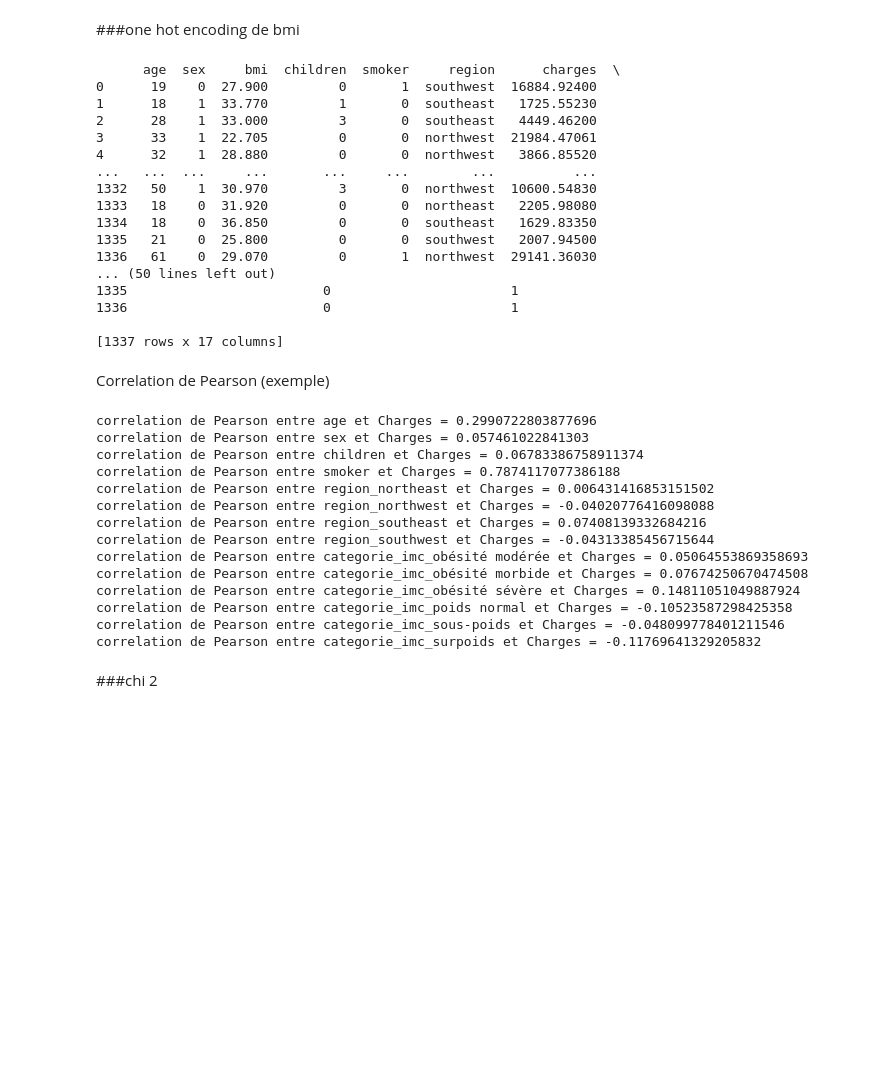
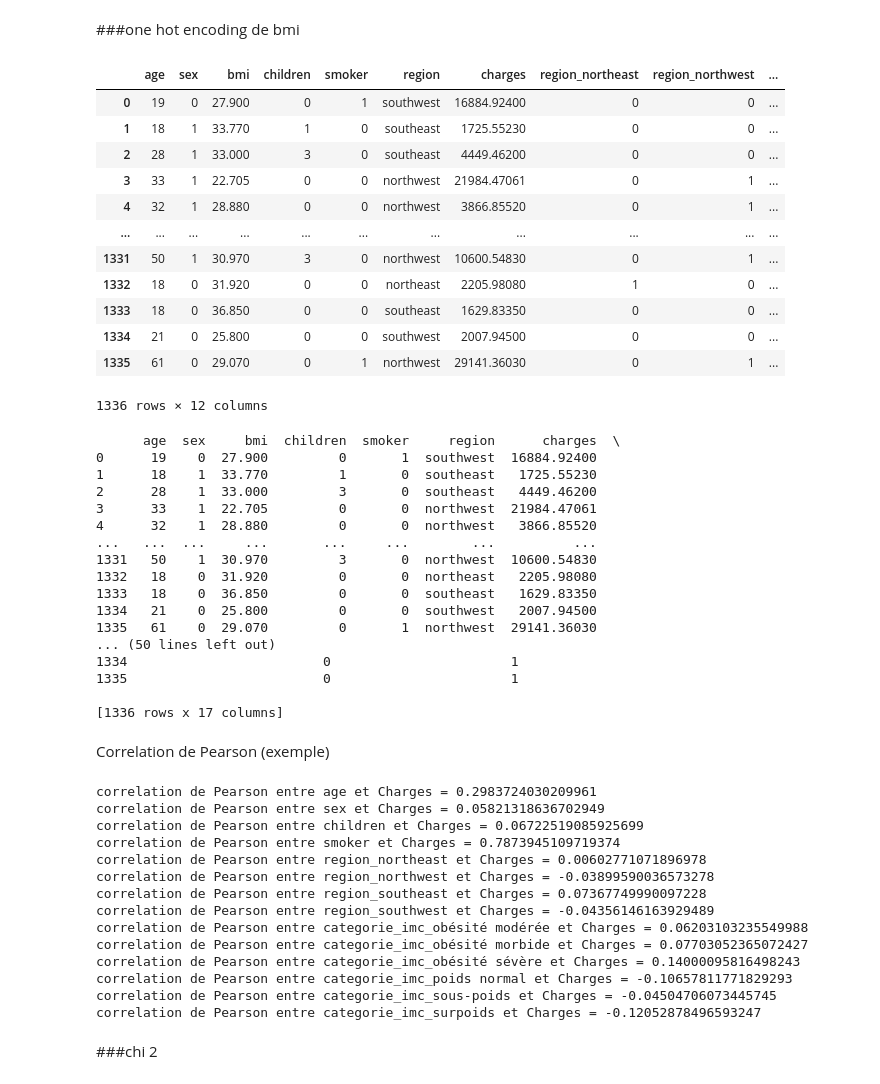
Before and after one commit to gvannesson/Projet_assurance, a Jupyter notebook: modelisation.ipynb, the cells around one changed output. Saved outputs shown, nothing was run; the diff lists cells and outputs as text; code cells hidden in the pictures; blank space fills up the shorter version.

```diff
--- a/modelisation.ipynb
+++ b/modelisation.ipynb
@@ -277,6 +263,23 @@ plt.legend()
 [figure]
 # %% [markdown]
 ###one hot encoding de bmi
+# %%
+data_cleaned = pd.read_csv('data_cleaned.csv')
+data_cleaned
+# %% [output]
+|  | age | sex | bmi | children | smoker | region | charges | region_northeast | region_northwest | ... |
+| 0 | 19 | 0 | 27.900 | 0 | 1 | southwest | 16884.92400 | 0 | 0 | ... |
+| 1 | 18 | 1 | 33.770 | 1 | 0 | southeast | 1725.55230 | 0 | 0 | ... |
+| 2 | 28 | 1 | 33.000 | 3 | 0 | southeast | 4449.46200 | 0 | 0 | ... |
+| 3 | 33 | 1 | 22.705 | 0 | 0 | northwest | 21984.47061 | 0 | 1 | ... |
+| 4 | 32 | 1 | 28.880 | 0 | 0 | northwest | 3866.85520 | 0 | 1 | ... |
+| ... | ... | ... | ... | ... | ... | ... | ... | ... | ... | ... |
+| 1331 | 50 | 1 | 30.970 | 3 | 0 | northwest | 10600.54830 | 0 | 1 | ... |
+| 1332 | 18 | 0 | 31.920 | 0 | 0 | northeast | 2205.98080 | 1 | 0 | ... |
+| 1333 | 18 | 0 | 36.850 | 0 | 0 | southeast | 1629.83350 | 0 | 0 | ... |
+| 1334 | 21 | 0 | 25.800 | 0 | 0 | southwest | 2007.94500 | 0 | 0 | ... |
+| 1335 | 61 | 0 | 29.070 | 0 | 1 | northwest | 29141.36030 | 0 | 1 | ... |
+1336 rows × 12 columns
 # %%
 data_normalise = pd.get_dummies(data_cleaned, columns=["categorie_imc"], dtype=int)
 print(data_normalise)
@@ -288,16 +291,16 @@ print(data_normalise)
 3      33    1  22.705         0       0  northwest  21984.47061
 4      32    1  28.880         0       0  northwest   3866.85520
 ...   ...  ...     ...       ...     ...        ...          ...
-1332   50    1  30.970         3       0  northwest  10600.54830
-1333   18    0  31.920         0       0  northeast   2205.98080
-1334   18    0  36.850         0       0  southeast   1629.83350
-1335   21    0  25.800         0       0  southwest   2007.94500
-1336   61    0  29.070         0       1  northwest  29141.36030
+1331   50    1  30.970         3       0  northwest  10600.54830
+1332   18    0  31.920         0       0  northeast   2205.98080
+1333   18    0  36.850         0       0  southeast   1629.83350
+1334   21    0  25.800         0       0  southwest   2007.94500
+1335   61    0  29.070         0       1  northwest  29141.36030
 ... (50 lines left out)
+1334                         0                       1
 1335                         0                       1
-1336                         0                       1
 
-[1337 rows x 17 columns]
+[1336 rows x 17 columns]
 # %% [markdown]
 Correlation de Pearson (exemple)
 # %%
@@ -318,20 +321,20 @@ for column in X.columns:
 for feature, correlation in correlations_pearson.items():
     print(f"correlation de Pearson entre {feature} et Charges = {correlation}")
 # %% [output]
-correlation de Pearson entre age et Charges = 0.2990722803877696
-correlation de Pearson entre sex et Charges = 0.057461022841303
-correlation de Pearson entre children et Charges = 0.06783386758911374
-correlation de Pearson entre smoker et Charges = 0.7874117077386188
-correlation de Pearson entre region_northeast et Charges = 0.006431416853151502
-correlation de Pearson entre region_northwest et Charges = -0.04020776416098088
-correlation de Pearson entre region_southeast et Charges = 0.07408139332684216
-correlation de Pearson entre region_southwest et Charges = -0.04313385456715644
-correlation de Pearson entre categorie_imc_obésité modérée et Charges = 0.05064553869358693
-correlation de Pearson entre categorie_imc_obésité morbide et Charges = 0.07674250670474508
-correlation de Pearson entre categorie_imc_obésité sévère et Charges = 0.14811051049887924
-correlation de Pearson entre categorie_imc_poids normal et Charges = -0.10523587298425358
-correlation de Pearson entre categorie_imc_sous-poids et Charges = -0.048099778401211546
-correlation de Pearson entre categorie_imc_surpoids et Charges = -0.11769641329205832
+correlation de Pearson entre age et Charges = 0.2983724030209961
+correlation de Pearson entre sex et Charges = 0.05821318636702949
+correlation de Pearson entre children et Charges = 0.06722519085925699
+correlation de Pearson entre smoker et Charges = 0.7873945109719374
+correlation de Pearson entre region_northeast et Charges = 0.00602771071896978
+correlation de Pearson entre region_northwest et Charges = -0.03899590036573278
+correlation de Pearson entre region_southeast et Charges = 0.07367749990097228
+correlation de Pearson entre region_southwest et Charges = -0.04356146163929489
+correlation de Pearson entre categorie_imc_obésité modérée et Charges = 0.06203103235549988
+correlation de Pearson entre categorie_imc_obésité morbide et Charges = 0.07703052365072427
+correlation de Pearson entre categorie_imc_obésité sévère et Charges = 0.14000095816498243
+correlation de Pearson entre categorie_imc_poids normal et Charges = -0.10657811771829293
+correlation de Pearson entre categorie_imc_sous-poids et Charges = -0.04504706073445745
+correlation de Pearson entre categorie_imc_surpoids et Charges = -0.12052878496593247
 # %% [markdown]
 ###chi 2
 # %%
```
Also changed, not shown: parts of 34 cells of this notebook, 3 other files.
